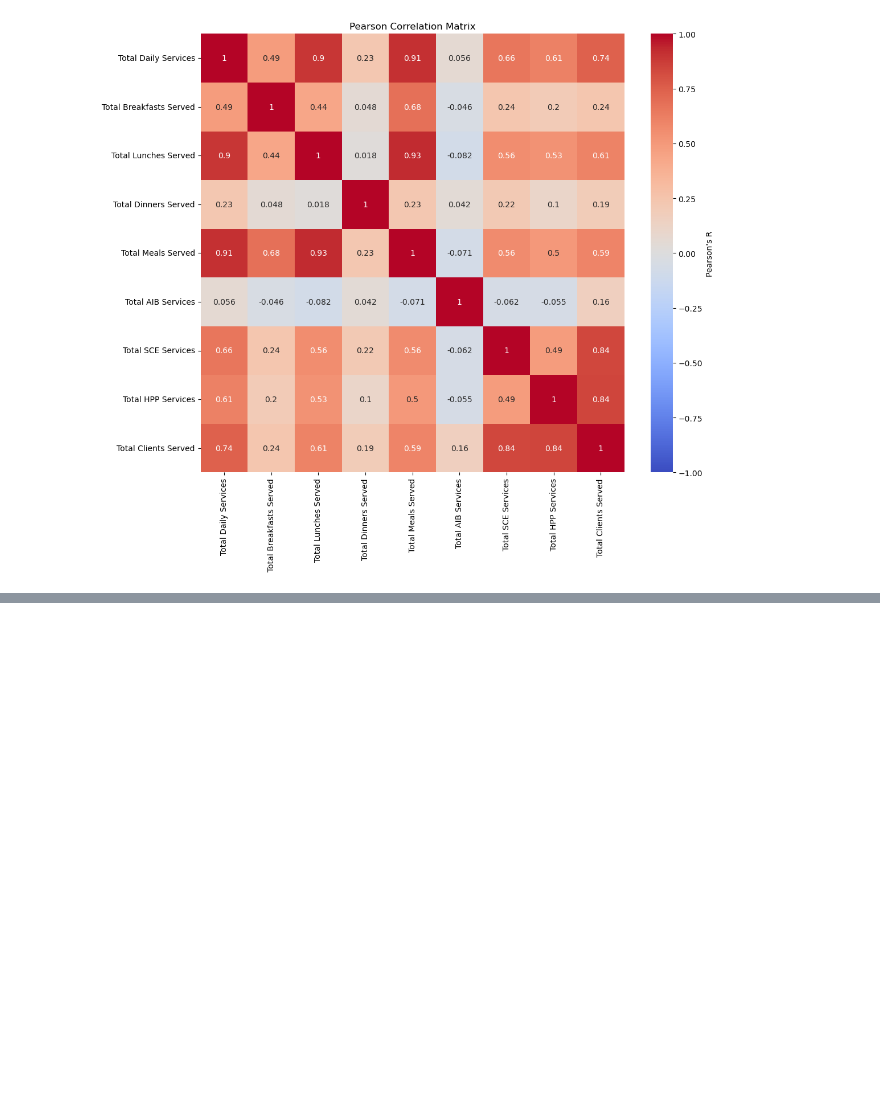
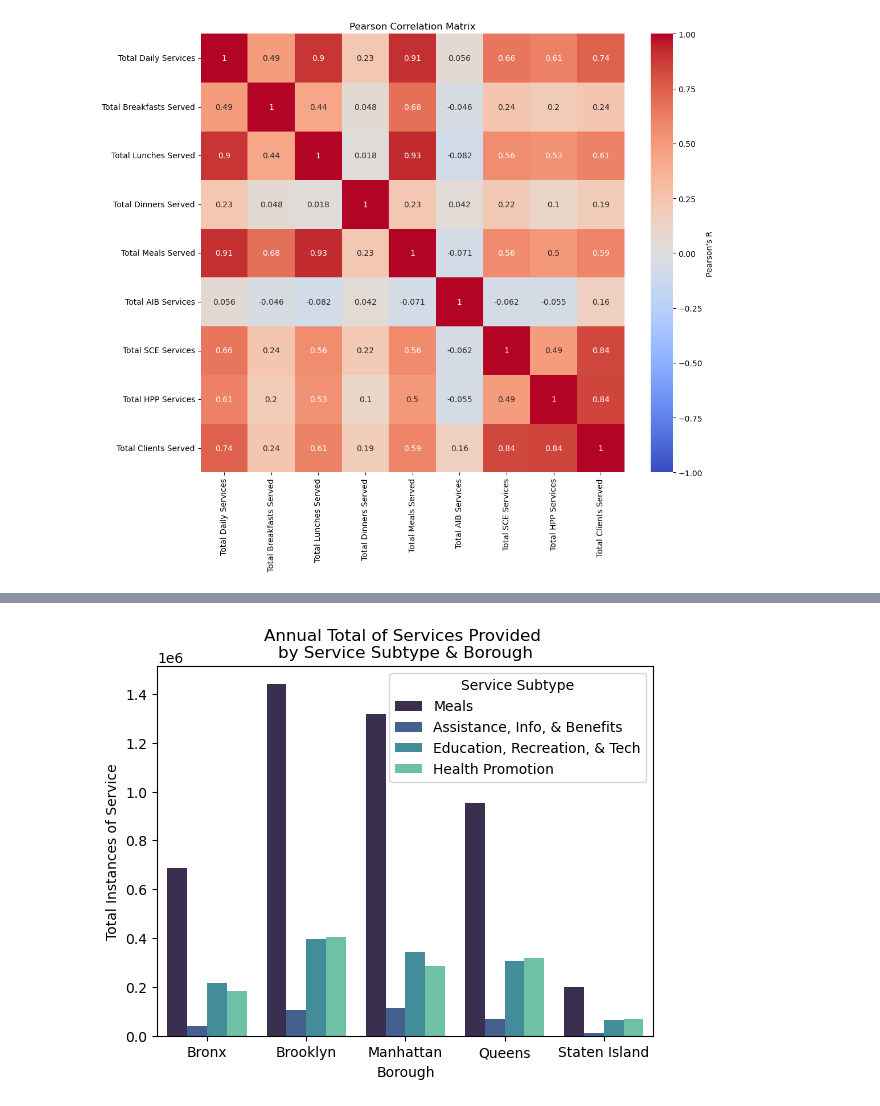
Before and after one commit to valeriemagalong/NYC-Aging, a Jupyter notebook: eda_senior_center_client_data.ipynb, the cells around one changed output, grey strips where cells are left out. Drawn from its saved outputs; the diff is of its cells as text; code cells hidden in the pictures; blank space fills up the shorter version.

```diff
--- a/eda_senior_center_client_data.ipynb
+++ b/eda_senior_center_client_data.ipynb
@@ -68,0 +126,3 @@ plt.show()
+# %%
+total_aib_df = sccd.groupby('Borough')['Total AIB Services'].sum()
+total_aib_df
@@ -68,0 +139,3 @@ plt.show()
+# %%
+total_sce_df = sccd.groupby('Borough')['Total SCE Services'].sum()
+total_sce_df
@@ -68,0 +152,3 @@ plt.show()
+# %%
+total_hpp_df = sccd.groupby('Borough')['Total HPP Services'].sum()
+total_hpp_df
@@ -68,0 +163,10 @@ plt.show()
+# %%
+# Combine dataframes for total meal, AIB, SCE, and HPP services into one dataframe
+total_subtype_services_df = pd.concat([total_meals_df, total_aib_df, total_sce_df, total_hpp_df], axis = 1)
+total_subtype_services_df = total_subtype_services_df.rename(columns = {
+    'Total Meals Served': 'Meals',
+    'Total AIB Services': 'Assistance, Info, & Benefits',
+    'Total SCE Services': 'Education, Recreation, & Tech',
+    'Total HPP Services': 'Health Promotion'
+})
+total_subtype_services_df
@@ -68,0 +181,11 @@ plt.show()
+# %%
+# Create melted dataframe that reshapes data so columns are combined into a single 'Total Instances of Service' column
+melted_df = total_subtype_services_df.reset_index().melt(id_vars = 'Borough', var_name = 'Service Subtype', value_name = 'Total Instances of Service')
+melted_df
+
+# Create plot of combined services
+sns.barplot(melted_df, x = 'Borough', y = 'Total Instances of Service',
+            hue = 'Service Subtype', palette = 'mako').set(title = 'Annual Total of Services Provided \nby Service Subtype & Borough')
+plt.show()
+# %% [output]
+[figure, added]
```
Also changed, not shown: parts of 17 cells of this notebook, 1 other file.
